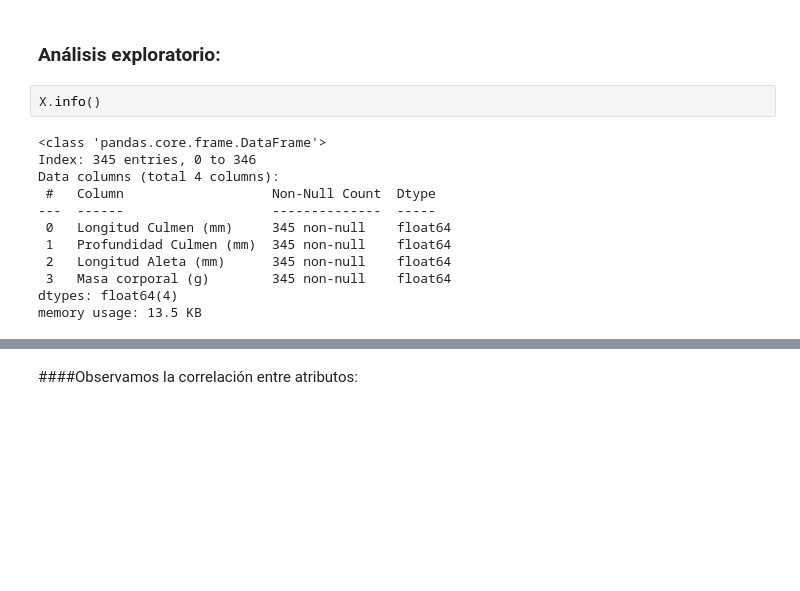
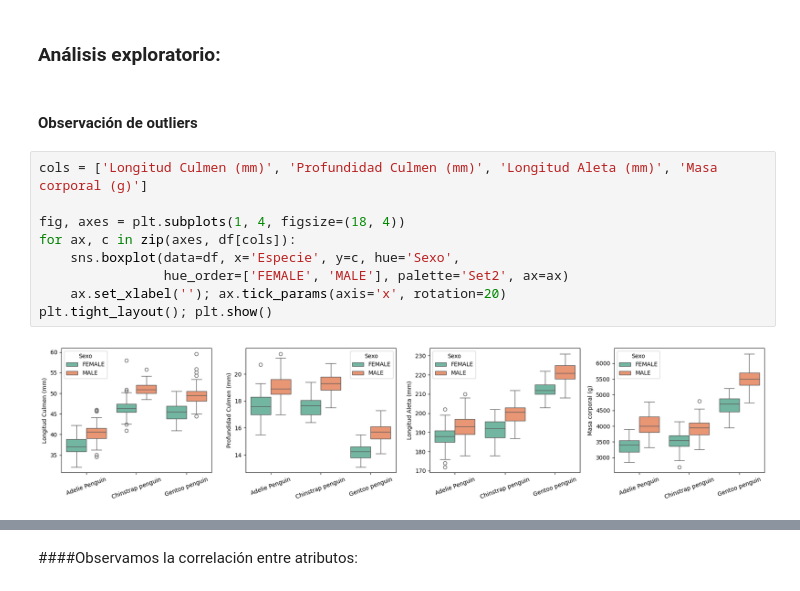
Before and after one commit to manuellazarte/TP-Mineria-Datos-Pinguinos, a Jupyter notebook: TP1_Lazarte_Larrubia.ipynb, the cells around one changed output, grey strips where cells are left out. Drawn from its saved outputs; the diff is of its cells as text; blank space fills up the shorter version.

```diff
--- a/TP1_Lazarte_Larrubia.ipynb
+++ b/TP1_Lazarte_Larrubia.ipynb
@@ -137,16 +142,15 @@ display(X)
 # %% [markdown]
 ### Análisis exploratorio:
-# %%
-X.info()
-# %% [output]
-<class 'pandas.core.frame.DataFrame'>
-Index: 345 entries, 0 to 346
-Data columns (total 4 columns):
- #   Column                   Non-Null Count  Dtype
----  ------                   --------------  -----
- 0   Longitud Culmen (mm)     345 non-null    float64
- 1   Profundidad Culmen (mm)  345 non-null    float64
- 2   Longitud Aleta (mm)      345 non-null    float64
- 3   Masa corporal (g)        345 non-null    float64
-dtypes: float64(4)
-memory usage: 13.5 KB
+# %% [markdown]
+#### Observación de outliers
+# %%
+cols = ['Longitud Culmen (mm)', 'Profundidad Culmen (mm)', 'Longitud Aleta (mm)', 'Masa corporal (g)']
+
+fig, axes = plt.subplots(1, 4, figsize=(18, 4))
+for ax, c in zip(axes, df[cols]):
+    sns.boxplot(data=df, x='Especie', y=c, hue='Sexo',
+                hue_order=['FEMALE', 'MALE'], palette='Set2', ax=ax)
+    ax.set_xlabel(''); ax.tick_params(axis='x', rotation=20)
+plt.tight_layout(); plt.show()
+# %% [output]
+[figure, added]
```
Also changed, not shown: parts of 36 cells of this notebook.
